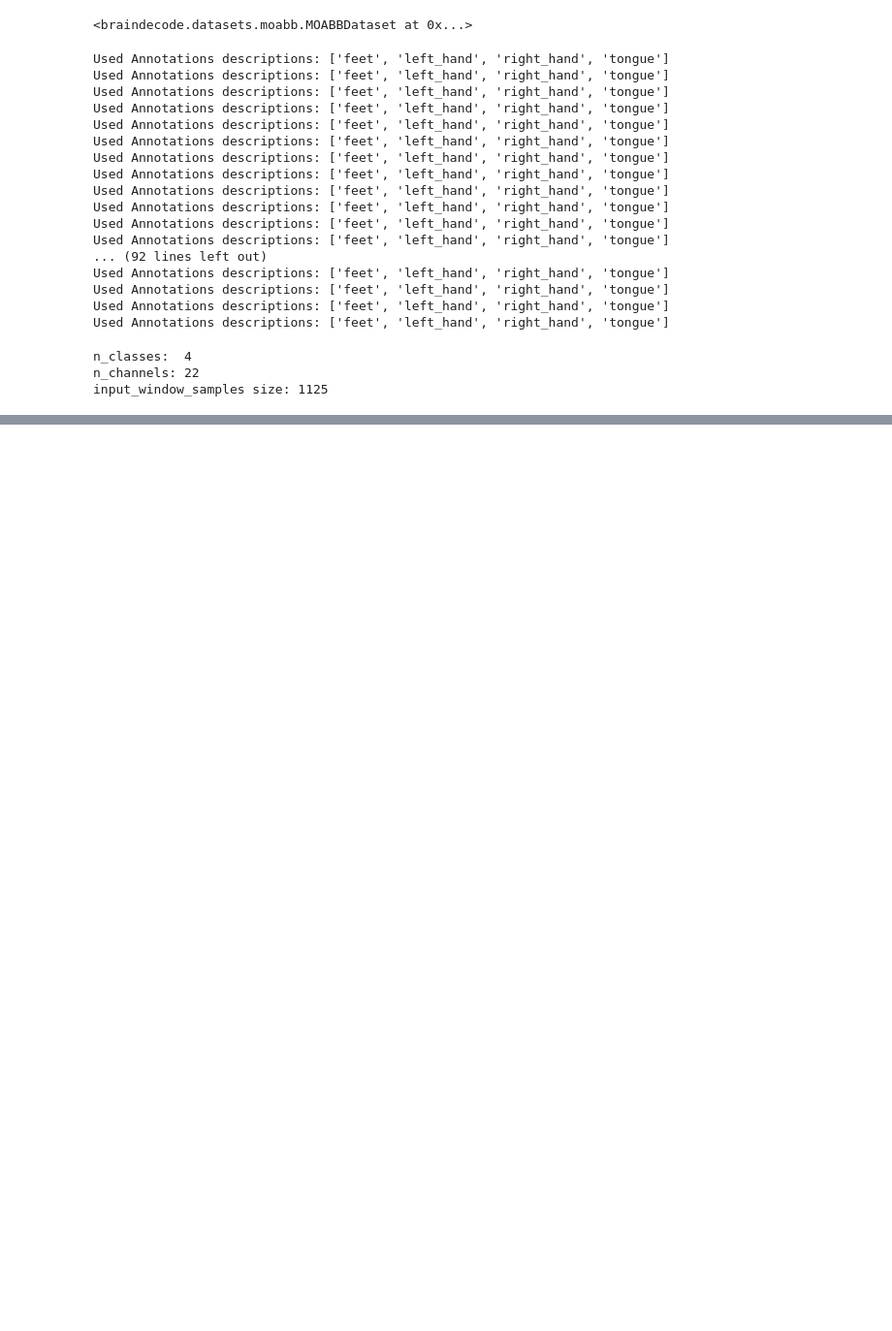
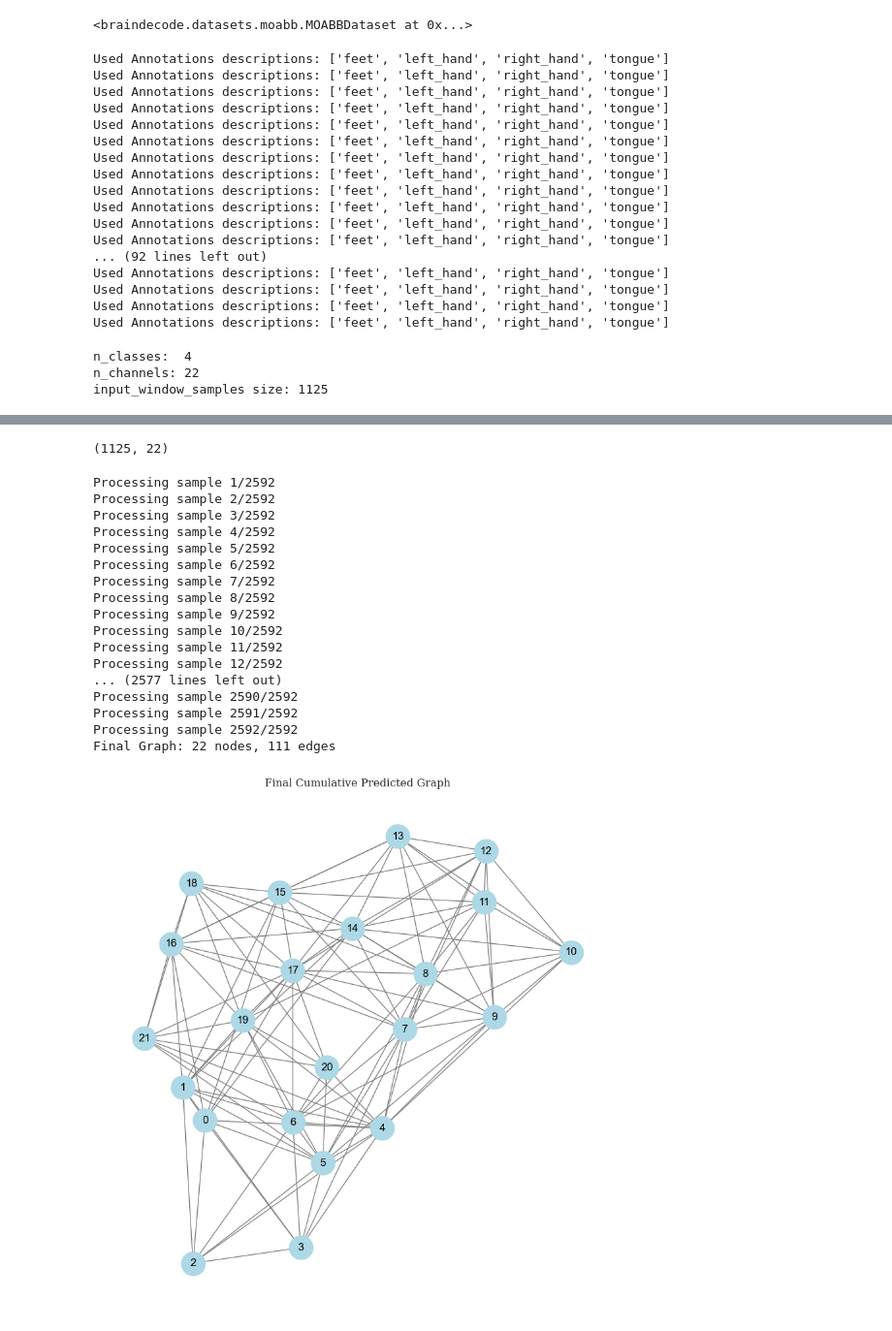
Before and after one commit to andersm11/Thesis_Rep_similarity, a Jupyter notebook: WIP/model_training_shallow.ipynb, the cells around one changed output, grey strips where cells are left out. Shown at 97% size. Cells and saved outputs as stored; diff of their text form; code cells hidden in the pictures; blank space fills up the shorter version.

```diff
--- a/WIP/model_training_shallow.ipynb
+++ b/WIP/model_training_shallow.ipynb
@@ -336,0 +271,9 @@ Estimated Total Size (MB): 0.50
+# %%
+#!pip install torch_geometric
+train_loader = DataLoader(train_set)
+print(train_loader)
+count = 0
+for i in train_set:
+    #print(len(i[0]))
+    count +=1
+print(count)
@@ -336,0 +320,69 @@ Estimated Total Size (MB): 0.50
+# %%
+for count, sample in enumerate(train_set):
+    #print(f"Processing sample {count+1}/{len(train_set)}")
+    node_features = pd.DataFrame(sample[0]).T.values
+    print(node_features.shape)
+    break
+# %% [output]
+(1125, 22)
+# %%
+import numpy as np
+import pandas as pd
+import networkx as nx
+import matplotlib.pyplot as plt
+from sklearn.metrics.pairwise import cosine_similarity
+
+# Define similarity threshold
+threshold = 0.995  # Adjust as needed
+
+# Create a final cumulative graph
+final_G = nx.Graph()
+
+# Iterate over all samples in train_set
+for count, sample in enumerate(train_set):
+    print(f"Processing sample {count+1}/{len(train_set)}")
+
+    # Extract node features from the current sample
+    node_features = pd.DataFrame(sample[0]).T.values  # Transpose to get nodes as rows
+    num_nodes = node_features.shape[1]  # Determine number of nodes
+
+    # Ensure all nodes exist in the final graph
+    final_G.add_nodes_from(range(num_nodes))
+
+    # Compute pairwise cosine similarity
+    similarity_matrix = cosine_similarity(node_features)
+
+    # Predict links and add to the final graph
+    for i in range(num_nodes):
+        for j in range(i + 1, num_nodes):  # Avoid self-loops and duplicates
+            if similarity_matrix[i, j] > threshold:
+                final_G.add_edge(i, j, weight=similarity_matrix[i, j])
+
+# Print total number of predicted links
+print(f"Final Graph: {final_G.number_of_nodes()} nodes, {final_G.number_of_edges()} edges")
+
+# Visualize the final cumulative graph
+plt.figure(figsize=(8, 8))
+pos = nx.spring_layout(final_G)  # Layout for visualization
+nx.draw(final_G, pos, with_labels=True, node_color='lightblue', edge_color='gray', node_size=700, font_size=12)
+plt.title("Final Cumulative Predicted Graph")
+plt.show()
+# %% [output]
+Processing sample 1/2592
+Processing sample 2/2592
+Processing sample 3/2592
+Processing sample 4/2592
+Processing sample 5/2592
+Processing sample 6/2592
+Processing sample 7/2592
+Processing sample 8/2592
+Processing sample 9/2592
+Processing sample 10/2592
+Processing sample 11/2592
+Processing sample 12/2592
+... (2577 lines left out)
+Processing sample 2590/2592
+Processing sample 2591/2592
+Processing sample 2592/2592
+Final Graph: 22 nodes, 111 edges
+[figure, added]
```
Also changed, not shown: parts of 23 cells of this notebook.
